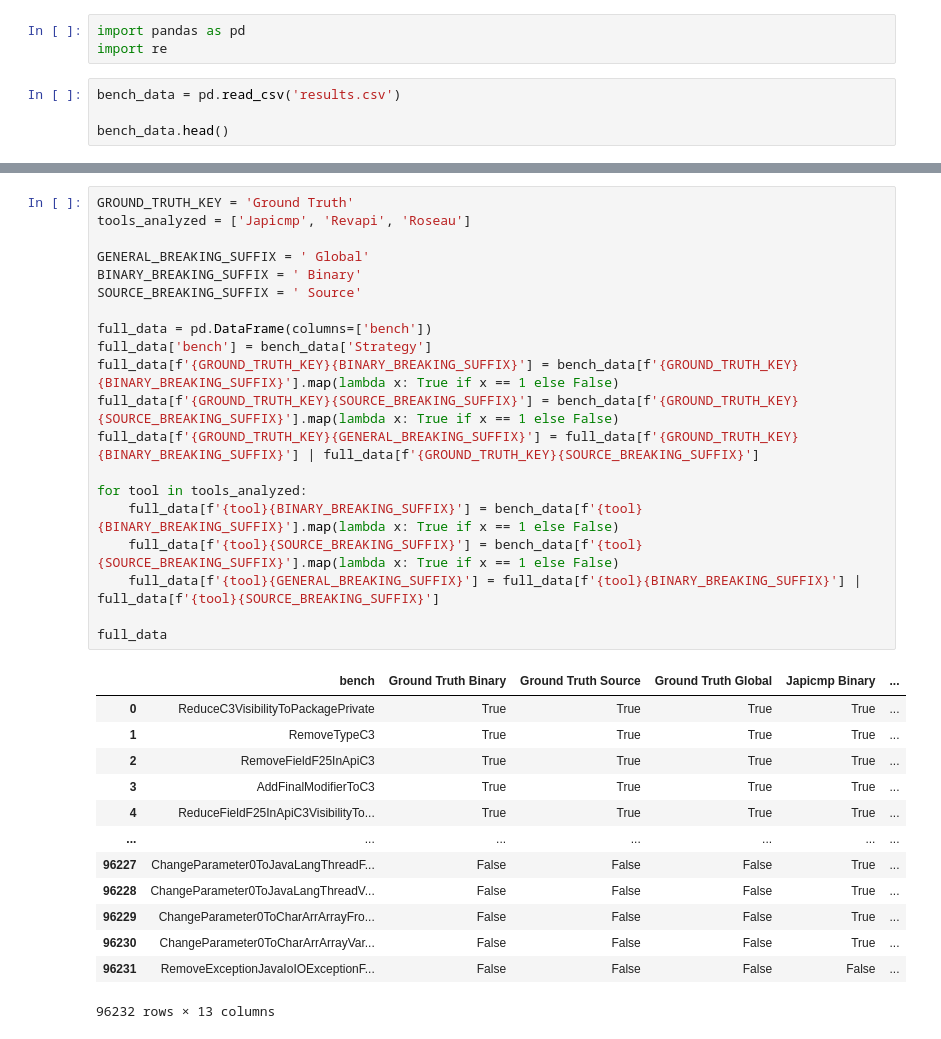
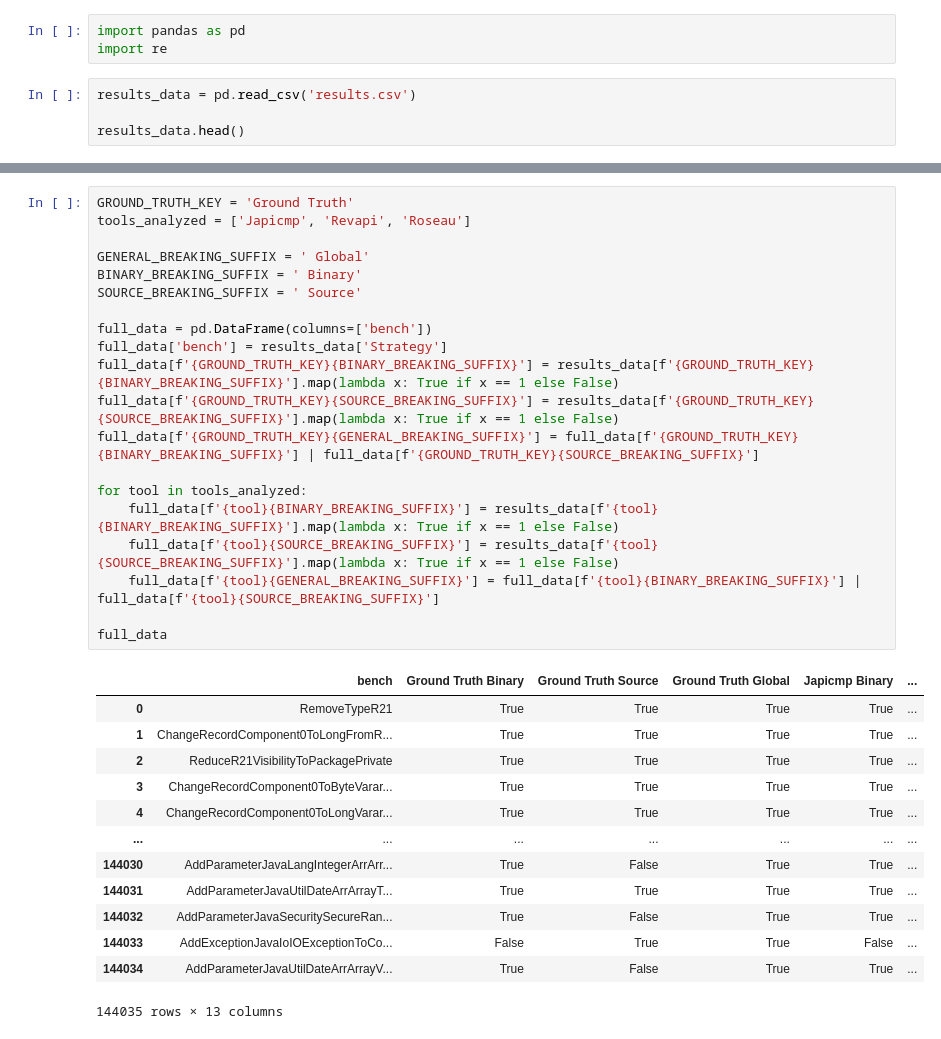
Before and after one commit to alien-tools/roseau, a Jupyter notebook: result/strategies.ipynb, the cells around one changed output, grey strips where cells are left out. Cells and saved outputs as stored; diff of their text form.

Commit message:
🍱 New results

```diff
--- a/result/strategies.ipynb
+++ b/result/strategies.ipynb
@@ -2,8 +2,8 @@
 import pandas as pd
 import re
 # %%
-bench_data = pd.read_csv('results.csv')
+results_data = pd.read_csv('results.csv')
 
-bench_data.head()
+results_data.head()
 # %% [output]
 |  | Strategy | Ground Truth Binary | Ground Truth Source | Japicmp Binary | Japicmp Source | Revapi Binary | ... |
@@ -15,37 +15,37 @@ bench_data.head()
 # %%
 GROUND_TRUTH_KEY = 'Ground Truth'
 tools_analyzed = ['Japicmp', 'Revapi', 'Roseau']
 
 GENERAL_BREAKING_SUFFIX = ' Global'
 BINARY_BREAKING_SUFFIX = ' Binary'
 SOURCE_BREAKING_SUFFIX = ' Source'
 
 full_data = pd.DataFrame(columns=['bench'])
-full_data['bench'] = bench_data['Strategy']
-full_data[f'{GROUND_TRUTH_KEY}{BINARY_BREAKING_SUFFIX}'] = bench_data[f'{GROUND_TRUTH_KEY}{BINARY_BREAKING_SUFFIX}'].map(lambda x: True if x == 1 else False)
-full_data[f'{GROUND_TRUTH_KEY}{SOURCE_BREAKING_SUFFIX}'] = bench_data[f'{GROUND_TRUTH_KEY}{SOURCE_BREAKING_SUFFIX}'].map(lambda x: True if x == 1 else False)
+full_data['bench'] = results_data['Strategy']
+full_data[f'{GROUND_TRUTH_KEY}{BINARY_BREAKING_SUFFIX}'] = results_data[f'{GROUND_TRUTH_KEY}{BINARY_BREAKING_SUFFIX}'].map(lambda x: True if x == 1 else False)
+full_data[f'{GROUND_TRUTH_KEY}{SOURCE_BREAKING_SUFFIX}'] = results_data[f'{GROUND_TRUTH_KEY}{SOURCE_BREAKING_SUFFIX}'].map(lambda x: True if x == 1 else False)
 full_data[f'{GROUND_TRUTH_KEY}{GENERAL_BREAKING_SUFFIX}'] = full_data[f'{GROUND_TRUTH_KEY}{BINARY_BREAKING_SUFFIX}'] | full_data[f'{GROUND_TRUTH_KEY}{SOURCE_BREAKING_SUFFIX}']
 
 for tool in tools_analyzed:
-    full_data[f'{tool}{BINARY_BREAKING_SUFFIX}'] = bench_data[f'{tool}{BINARY_BREAKING_SUFFIX}'].map(lambda x: True if x == 1 else False)
-    full_data[f'{tool}{SOURCE_BREAKING_SUFFIX}'] = bench_data[f'{tool}{SOURCE_BREAKING_SUFFIX}'].map(lambda x: True if x == 1 else False)
+    full_data[f'{tool}{BINARY_BREAKING_SUFFIX}'] = results_data[f'{tool}{BINARY_BREAKING_SUFFIX}'].map(lambda x: True if x == 1 else False)
+    full_data[f'{tool}{SOURCE_BREAKING_SUFFIX}'] = results_data[f'{tool}{SOURCE_BREAKING_SUFFIX}'].map(lambda x: True if x == 1 else False)
     full_data[f'{tool}{GENERAL_BREAKING_SUFFIX}'] = full_data[f'{tool}{BINARY_BREAKING_SUFFIX}'] | full_data[f'{tool}{SOURCE_BREAKING_SUFFIX}']
 
 full_data
 # %% [output]
 |  | bench | Ground Truth Binary | Ground Truth Source | Ground Truth Global | Japicmp Binary | ... |
-| 0 | ReduceC3VisibilityToPackagePrivate | True | True | True | True | ... |
-| 1 | RemoveTypeC3 | True | True | True | True | ... |
-| 2 | RemoveFieldF25InApiC3 | True | True | True | True | ... |
-| 3 | AddFinalModifierToC3 | True | True | True | True | ... |
-| 4 | ReduceFieldF25InApiC3VisibilityTo... | True | True | True | True | ... |
+| 0 | RemoveTypeR21 | True | True | True | True | ... |
+| 1 | ChangeRecordComponent0ToLongFromR... | True | True | True | True | ... |
+| 2 | ReduceR21VisibilityToPackagePrivate | True | True | True | True | ... |
+| 3 | ChangeRecordComponent0ToByteVarar... | True | True | True | True | ... |
+| 4 | ChangeRecordComponent0ToLongVarar... | True | True | True | True | ... |
 | ... | ... | ... | ... | ... | ... | ... |
-| 96227 | ChangeParameter0ToJavaLangThreadF... | False | False | False | True | ... |
-| 96228 | ChangeParameter0ToJavaLangThreadV... | False | False | False | True | ... |
-| 96229 | ChangeParameter0ToCharArrArrayFro... | False | False | False | True | ... |
-| 96230 | ChangeParameter0ToCharArrArrayVar... | False | False | False | True | ... |
-| 96231 | RemoveExceptionJavaIoIOExceptionF... | False | False | False | False | ... |
+| 144030 | AddParameterJavaLangIntegerArrArr... | True | False | True | True | ... |
+| 144031 | AddParameterJavaUtilDateArrArrayT... | True | True | True | True | ... |
+| 144032 | AddParameterJavaSecuritySecureRan... | True | False | True | True | ... |
+| 144033 | AddExceptionJavaIoIOExceptionToCo... | False | True | True | False | ... |
+| 144034 | AddParameterJavaUtilDateArrArrayV... | True | False | True | True | ... |
-96232 rows × 13 columns
+144035 rows × 13 columns
 # %%
 STRATEGIES = [
     re.compile(r'^Add.+ModifierTo.+$'),
```
Also changed, not shown: parts of 10 cells of this notebook, 8 other files.
